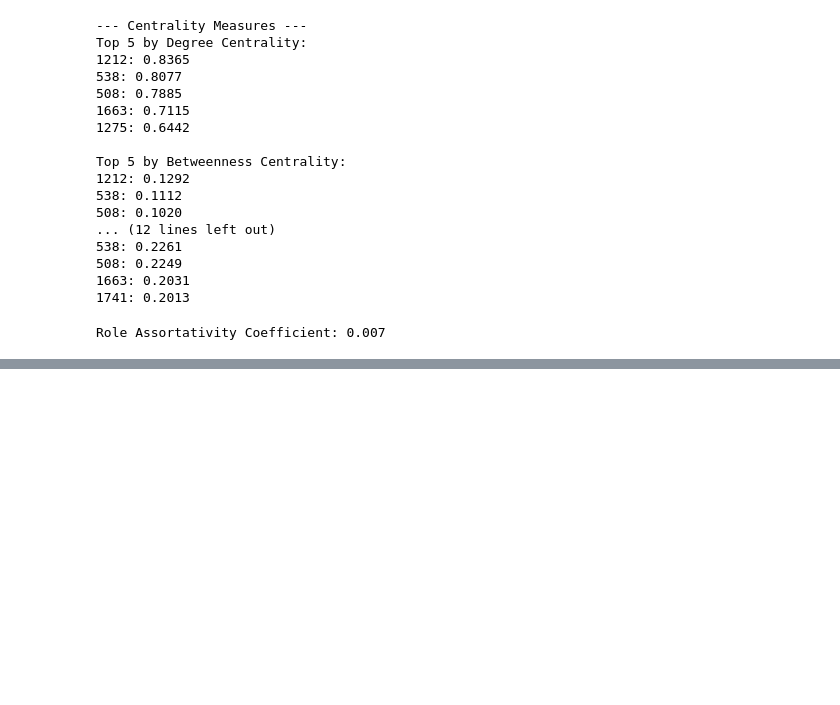
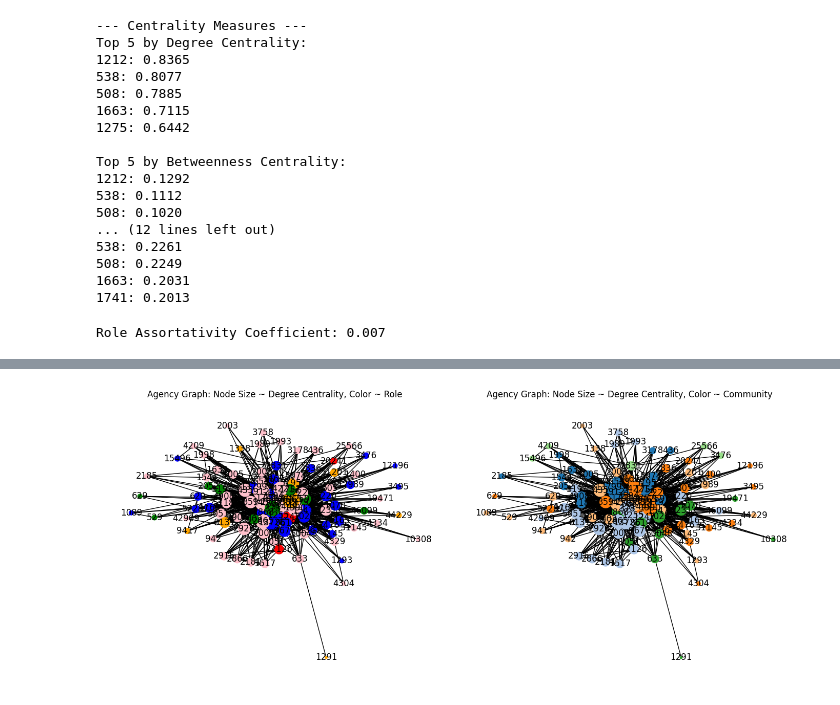
Before and after one commit to Adventune/sna-2025, a Jupyter notebook: src/parts-4-9.ipynb, the cells around one changed output, grey strips where cells are left out. Cells and saved outputs as stored; diff of their text form; code cells hidden in the pictures; blank space fills up the shorter version.

Commit message:
feat: include new parts in the main file

```diff
--- a/src/parts-4-9.ipynb
+++ b/src/parts-4-9.ipynb
@@ -202,0 +202,29 @@ Number of communities detected: 6
+# %%
+# ---------------------------
+# Part 11: Enhanced Visalization
+# ---------------------------
+
+# --- Visualization with Centrality and Role ---
+plt.figure(figsize=(14, 6))
+
+# Node size based on degree centrality (scaled)
+sizes = [1000 * degree_centrality[node] for node in agency_proj.nodes()]
+colors_by_role = [agency_proj.nodes[node]["color"] for node in agency_proj.nodes()]
+
+plt.subplot(1, 2, 1)
+nx.draw(agency_proj, pos, with_labels=True, node_size=sizes, node_color=colors_by_role)
+plt.title("Agency Graph: Node Size ~ Degree Centrality, Color ~ Role")
+
+# Node color based on community
+colors_by_community = [plt.cm.tab20(agency_proj.nodes[node]["community"]) for node in agency_proj.nodes()]
+
+plt.subplot(1, 2, 2)
+nx.draw(agency_proj, pos, with_labels=True, node_size=sizes, node_color=colors_by_community)
+plt.title("Agency Graph: Node Size ~ Degree Centrality, Color ~ Community")
+
+plt.tight_layout()
+plt.show()
+
+# TODO: Different phases visualization (use the split datasets)
+# %% [output]
+[figure, added]
```
Also changed, not shown: parts of 6 cells of this notebook.
